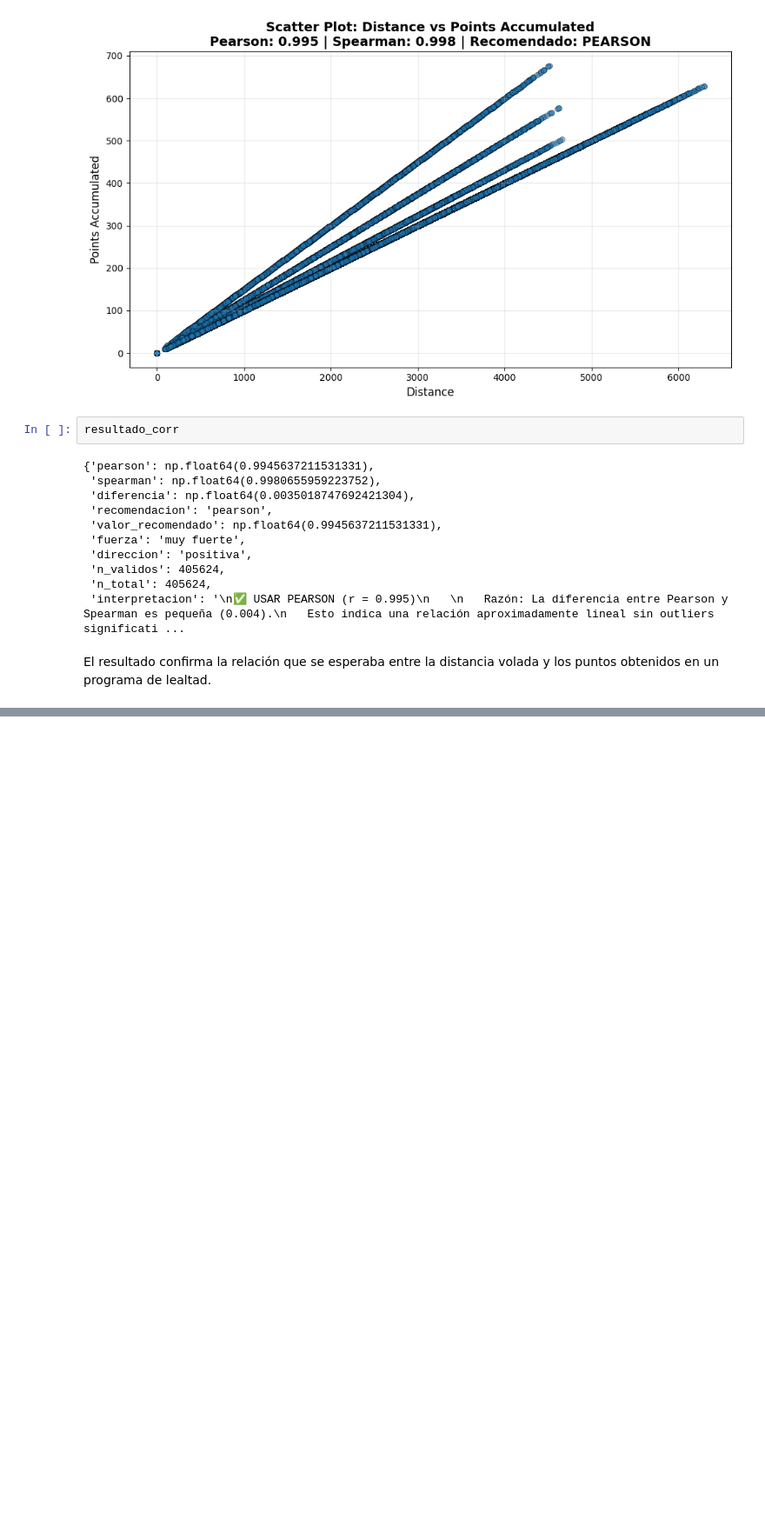
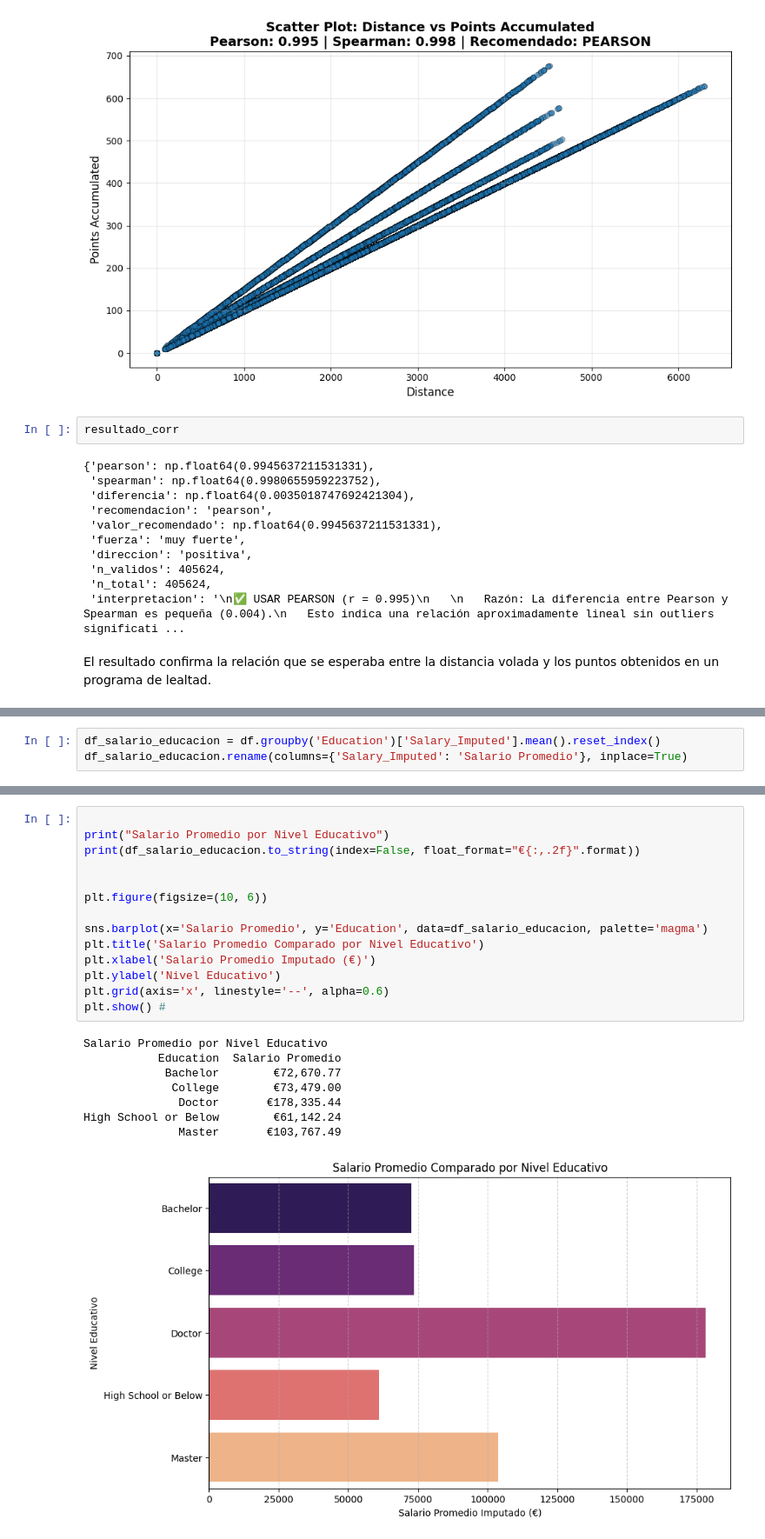
Before and after one commit to Adalab/bda-modulo-3-evaluacion-final-violetanys, a Jupyter notebook: Visualizacion.ipynb, the cells around one changed output, grey strips where cells are left out. Shown at 87% size. Saved outputs shown, nothing was run; the diff lists cells and outputs as text; blank space fills up the shorter version.

```diff
--- a/Visualizacion.ipynb
+++ b/Visualizacion.ipynb
@@ -79,0 +117,3 @@ El resultado confirma la relación que se esperaba entre la distancia volada y l
+# %%
+df_salario_educacion = df.groupby('Education')['Salary_Imputed'].mean().reset_index()
+df_salario_educacion.rename(columns={'Salary_Imputed': 'Salario Promedio'}, inplace=True)
@@ -79,0 +129,23 @@ El resultado confirma la relación que se esperaba entre la distancia volada y l
+# %%
+
+print("Salario Promedio por Nivel Educativo")
+print(df_salario_educacion.to_string(index=False, float_format="€{:,.2f}".format))
+
+
+plt.figure(figsize=(10, 6))
+
+sns.barplot(x='Salario Promedio', y='Education', data=df_salario_educacion, palette='magma')
+plt.title('Salario Promedio Comparado por Nivel Educativo')
+plt.xlabel('Salario Promedio Imputado (€)')
+plt.ylabel('Nivel Educativo')
+plt.grid(axis='x', linestyle='--', alpha=0.6)
+plt.show() #
+# %% [output]
+Salario Promedio por Nivel Educativo
+           Education  Salario Promedio
+            Bachelor        €72,670.77
+             College        €73,479.00
+              Doctor       €178,335.44
+High School or Below        €61,142.24
+              Master       €103,767.49
+[figure, added]
```
Also changed, not shown: parts of 19 cells of this notebook, 4 other files.
